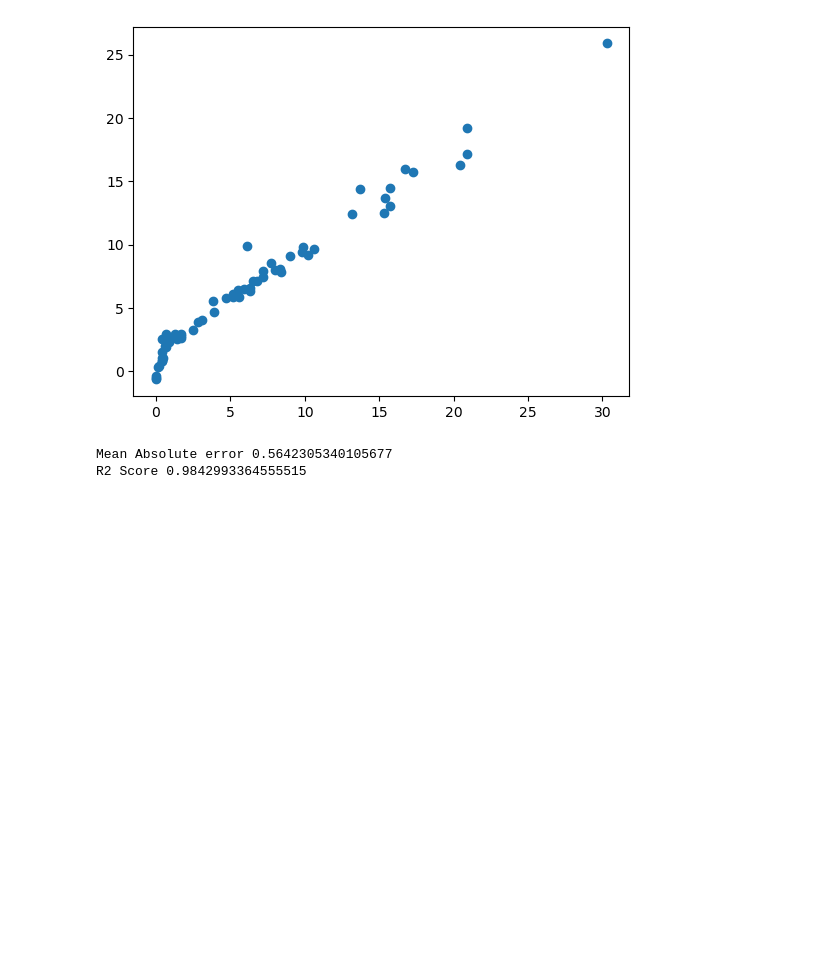
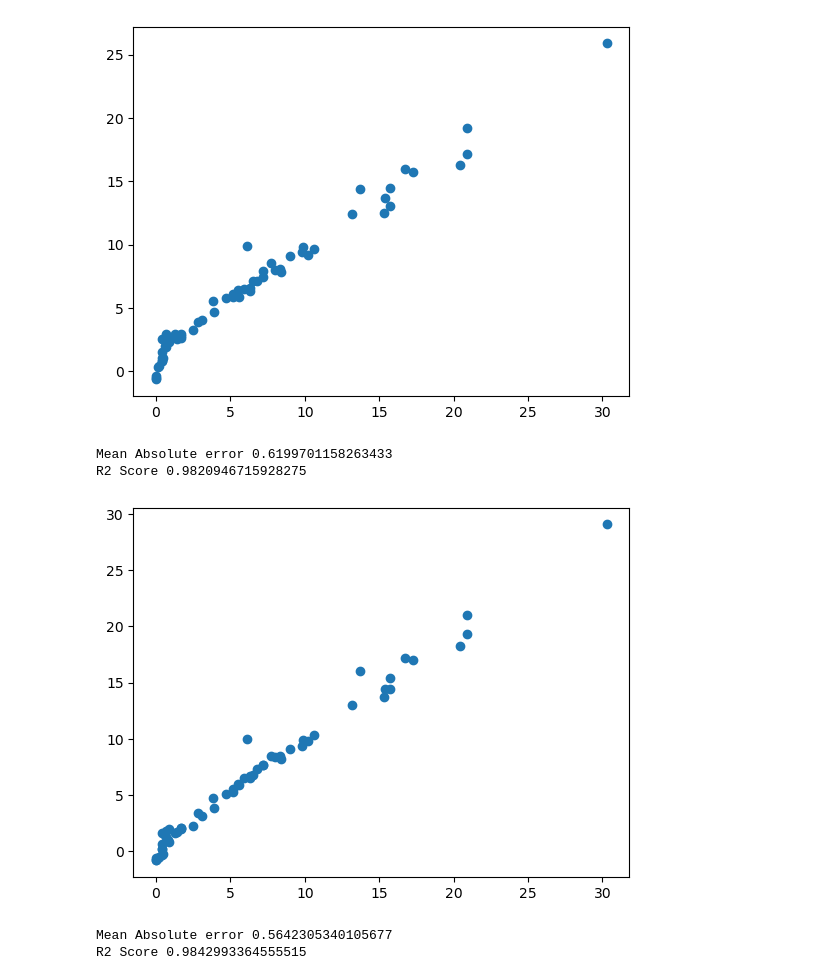
Before and after one commit to broly18814/my-codes, a Jupyter notebook: Modeltraining.ipynb, the cells around one changed output. Cells and saved outputs as stored; diff of their text form; code cells hidden in the pictures; blank space fills up the shorter version.

```diff
--- a/Modeltraining.ipynb
+++ b/Modeltraining.ipynb
@@ -179,6 +179,22 @@ plt.show()
 Mean Absolute error 1.1331759949144087
 R2 Score 0.9492020263112388
 [figure]
+# %%
+from sklearn.linear_model import LassoCV
+lcv = LassoCV()
+lcv.fit(X_train_scaled, y_train)
+y_pred = lcv.predict(X_test_scaled)
+mae = mean_absolute_error(y_test, y_pred)
+r2 = r2_score(y_test,y_pred)
+print('Mean Absolute error', mae)
+print('R2 Score', r2)
+# plot the scatter graph for this
+plt.scatter(y_test, y_pred)
+plt.show()
+# %% [output]
+Mean Absolute error 0.6199701158263433
+R2 Score 0.9820946715928275
+[figure, added]
 # %%
 # Ridge Regression
 from sklearn.linear_model import Ridge
```
Also changed, not shown: parts of 4 cells of this notebook, 6 other files.
